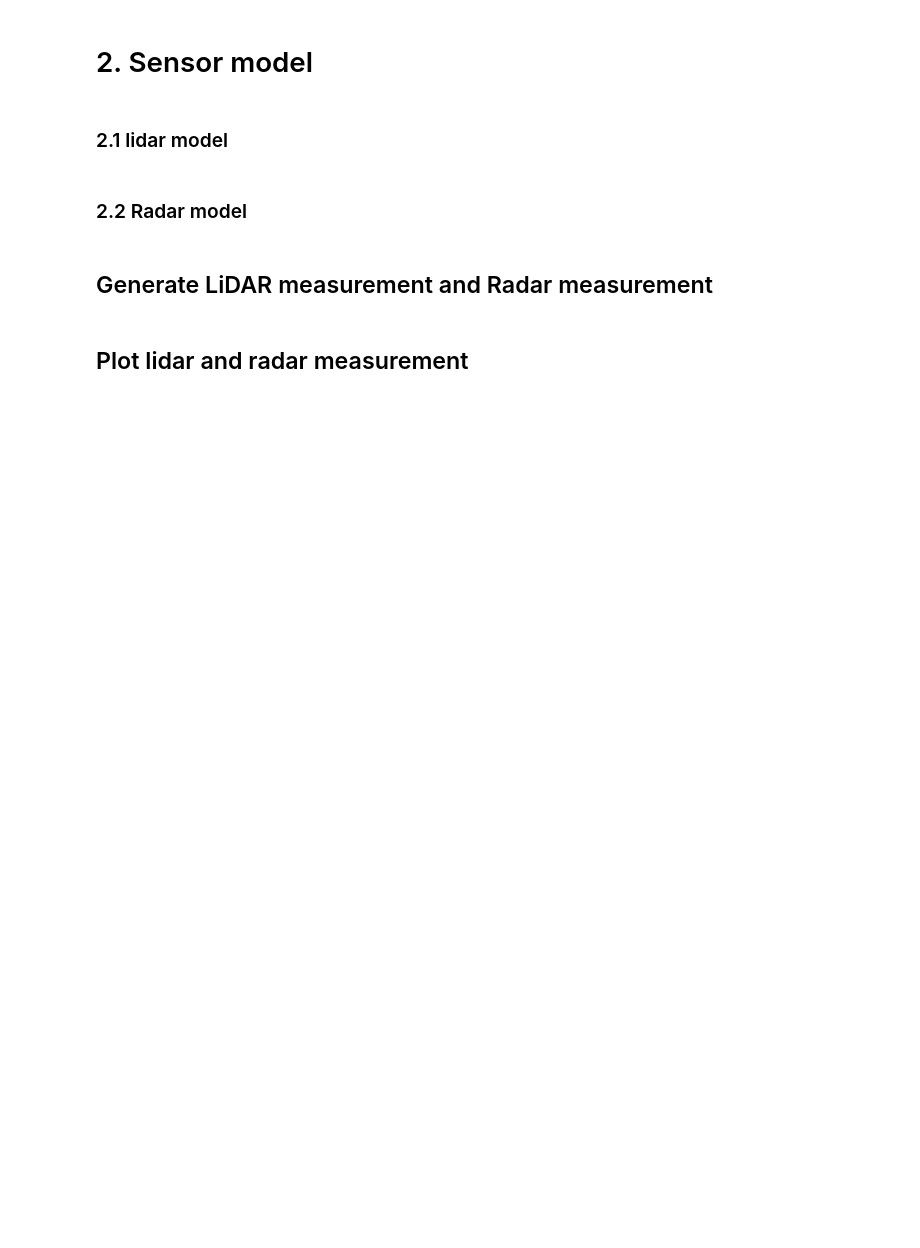
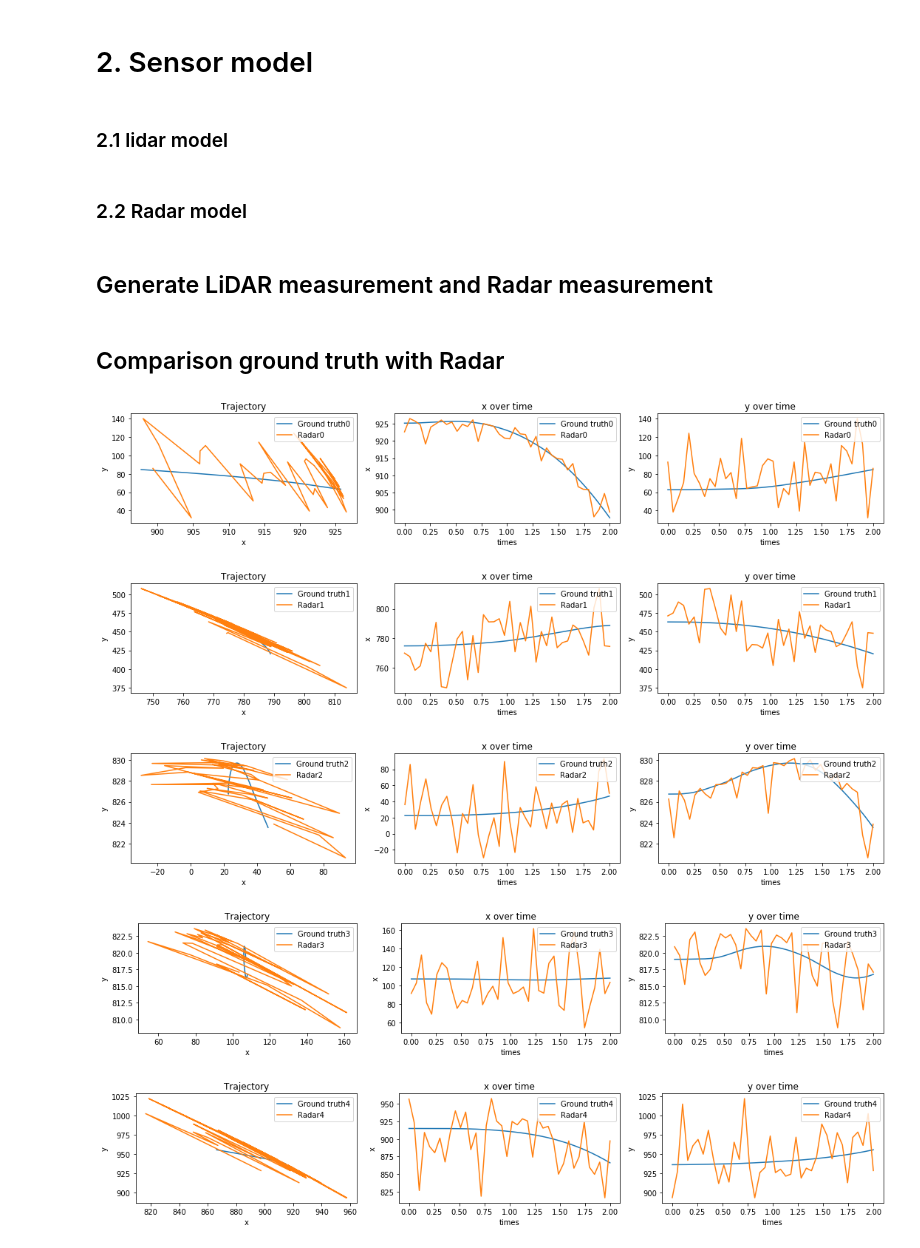
Before and after one commit to YeongsooKim/TrackingObjectStudy, a Jupyter notebook: TrackingStudy.ipynb, the cells around one changed output. Drawn from its saved outputs; the diff is of its cells as text; code cells hidden in the pictures; blank space fills up the shorter version.

```diff
--- a/TrackingStudy.ipynb
+++ b/TrackingStudy.ipynb
@@ -273,5 +282,3 @@ for objectIdx, object in enumerate(objects):
     radar = Radar(timesRadar)
     radar.measure(object.states)
     radars.append(radar)
-# %% [markdown]
-## Plot lidar and radar measurement
@@ -292 +285,29 @@ for objectIdx, object in enumerate(objects):
+# %% [markdown]
+## Comparison ground truth with Radar
+# %%
+for Idx, radar in enumerate(radars):
+    fig, axes = plt.subplots(1, 3, figsize = (15,3))
+    objects[Idx].subplots(times, axes, Idx)
+    radar.subplots(timesRadar, axes, Idx)
+
+    axes[0].legend(loc="upper right")
+    axes[0].set(xlabel = 'x', ylabel = 'y')
+    axes[0].set_title('Trajectory')
+
+    axes[1].legend(loc="upper right")
+    axes[1].set(xlabel = 'times', ylabel = 'x')
+    axes[1].set_title('x over time')
+
+    axes[2].legend(loc="upper right")
+    axes[2].set(xlabel = 'times', ylabel = 'y')
+    axes[2].set_title('y over time')
+
+    plt.tight_layout()
+    plt.show()
+# %% [output]
+[figure, added]
+[figure, added]
+[figure, added]
+[figure, added]
+[figure, added]
 # %% [markdown]
```
Also changed, not shown: parts of 12 cells of this notebook, 1 other file.
